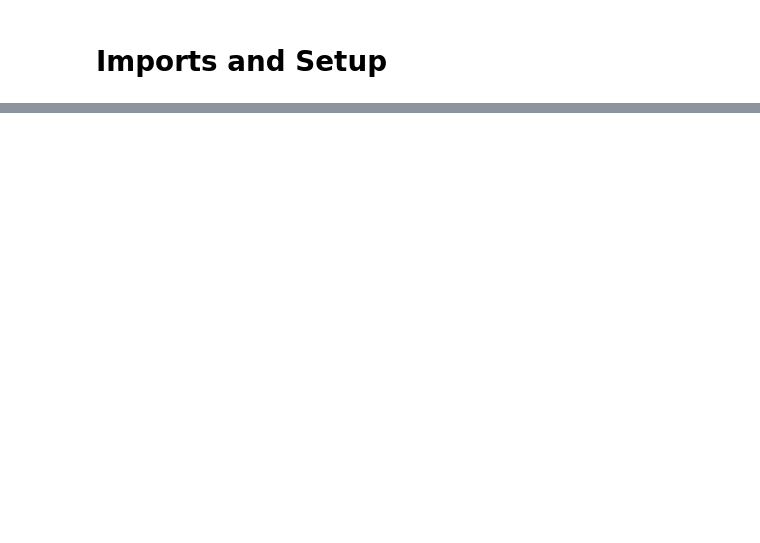
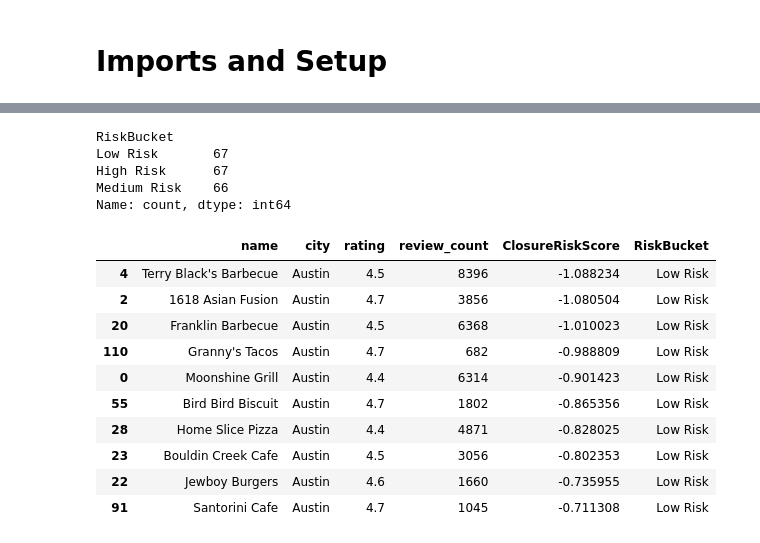
Before and after one commit to nathanho27/Yelp-BI, a Jupyter notebook: MachineLearning/ClosureRiskModel.ipynb, the cells around one changed output, grey strips where cells are left out. Cells and saved outputs as stored; diff of their text form; code cells hidden in the pictures; blank space fills up the shorter version.

```diff
--- a/MachineLearning/ClosureRiskModel.ipynb
+++ b/MachineLearning/ClosureRiskModel.ipynb
@@ -40,0 +122,10 @@ df.head()
+# %%
+from sklearn.preprocessing import StandardScaler
+Scaler = StandardScaler()
+RiskScaled = Scaler.fit_transform(df[RiskFeatures])
+
+RiskDf = pd.DataFrame(
+    RiskScaled,
+    columns=RiskFeatures,
+    index=df.index
+)
@@ -40,0 +137,2 @@ df.head()
+# %%
+RiskDf["ReviewCountLog"] = -RiskDf["ReviewCountLog"]
@@ -40,0 +144,2 @@ df.head()
+# %%
+df["ClosureRiskScore"] = RiskDf.mean(axis=1)
@@ -40,0 +150,6 @@ df.head()
+# %%
+df["RiskBucket"] = pd.qcut(
+    df["ClosureRiskScore"],
+    q=3,
+    labels=["Low Risk", "Medium Risk", "High Risk"]
+)
@@ -40,0 +186,29 @@ df.head()
+# %%
+df["RiskBucket"].value_counts()
+# %% [output]
+RiskBucket
+Low Risk       67
+High Risk      67
+Medium Risk    66
+Name: count, dtype: int64
+# %%
+df.sort_values("ClosureRiskScore", ascending=True)[[
+    "name",
+    "city",
+    "rating",
+    "review_count",
+    "ClosureRiskScore",
+    "RiskBucket"
+]].head(10)
+# %% [output]
+|  | name | city | rating | review_count | ClosureRiskScore | RiskBucket |
+| 4 | Terry Black's Barbecue | Austin | 4.5 | 8396 | -1.088234 | Low Risk |
+| 2 | 1618 Asian Fusion | Austin | 4.7 | 3856 | -1.080504 | Low Risk |
+| 20 | Franklin Barbecue | Austin | 4.5 | 6368 | -1.010023 | Low Risk |
+| 110 | Granny's Tacos | Austin | 4.7 | 682 | -0.988809 | Low Risk |
+| 0 | Moonshine Grill | Austin | 4.4 | 6314 | -0.901423 | Low Risk |
+| 55 | Bird Bird Biscuit | Austin | 4.7 | 1802 | -0.865356 | Low Risk |
+| 28 | Home Slice Pizza | Austin | 4.4 | 4871 | -0.828025 | Low Risk |
+| 23 | Bouldin Creek Cafe | Austin | 4.5 | 3056 | -0.802353 | Low Risk |
+| 22 | Jewboy Burgers | Austin | 4.6 | 1660 | -0.735955 | Low Risk |
+| 91 | Santorini Cafe | Austin | 4.7 | 1045 | -0.711308 | Low Risk |
```
Also changed, not shown: parts of 56 cells of this notebook, 1 other file.
